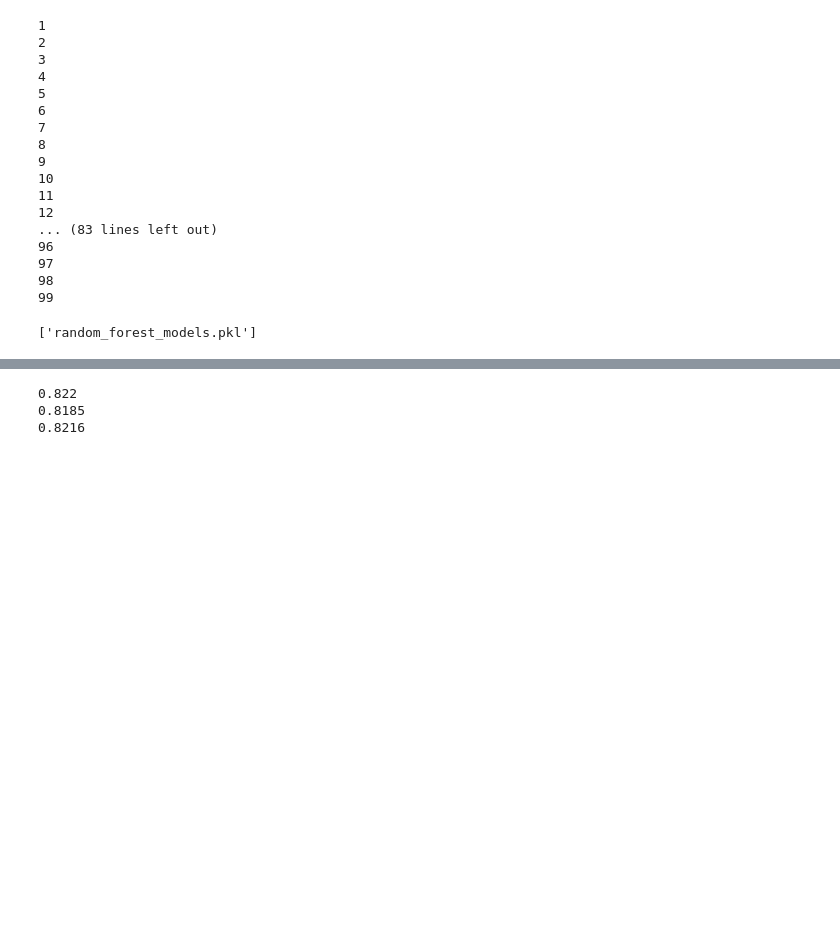
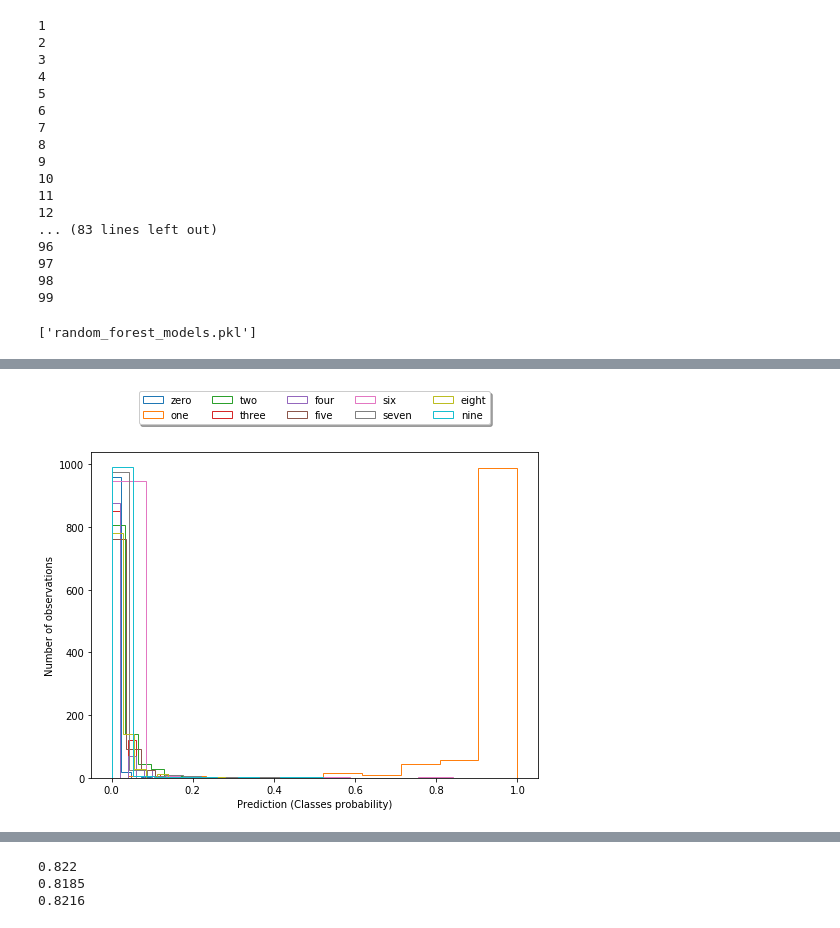
Before and after one commit to Ravikiran-Bhat-Git/learning_and_adaptivity, a Jupyter notebook: assignment08/Untitled.ipynb, the cells around one changed output, grey strips where cells are left out. Cells and saved outputs as stored; diff of their text form; code cells hidden in the pictures; blank space fills up the shorter version.

```diff
--- a/assignment08/Untitled.ipynb
+++ b/assignment08/Untitled.ipynb
@@ -75,0 +157,4 @@ joblib.dump(models, 'random_forest_models.pkl')
+# %%
+plot_uncertainty(models[25],test_images,test_labels)
+# %% [output]
+[figure, added]
```
Also changed, not shown: parts of 22 cells of this notebook, 10 other files.
